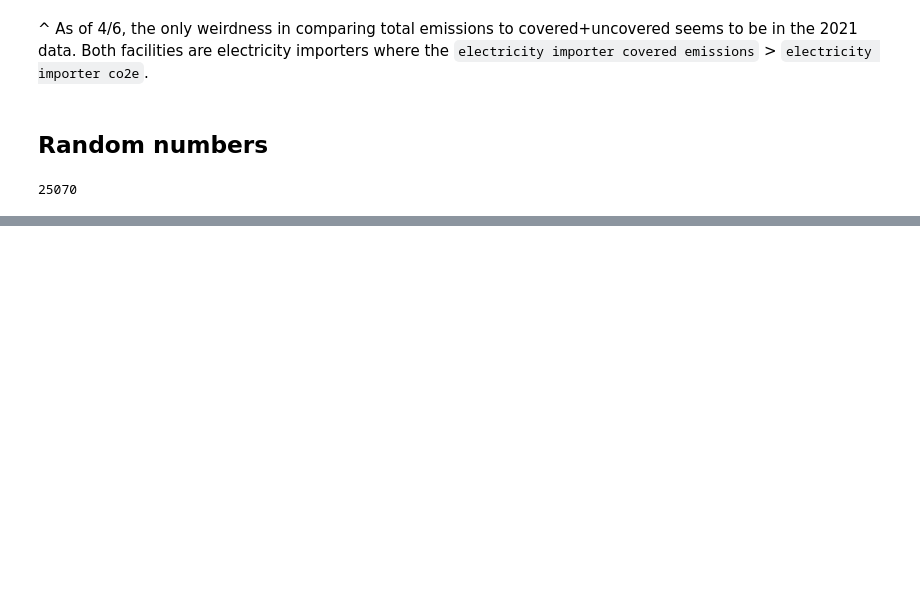
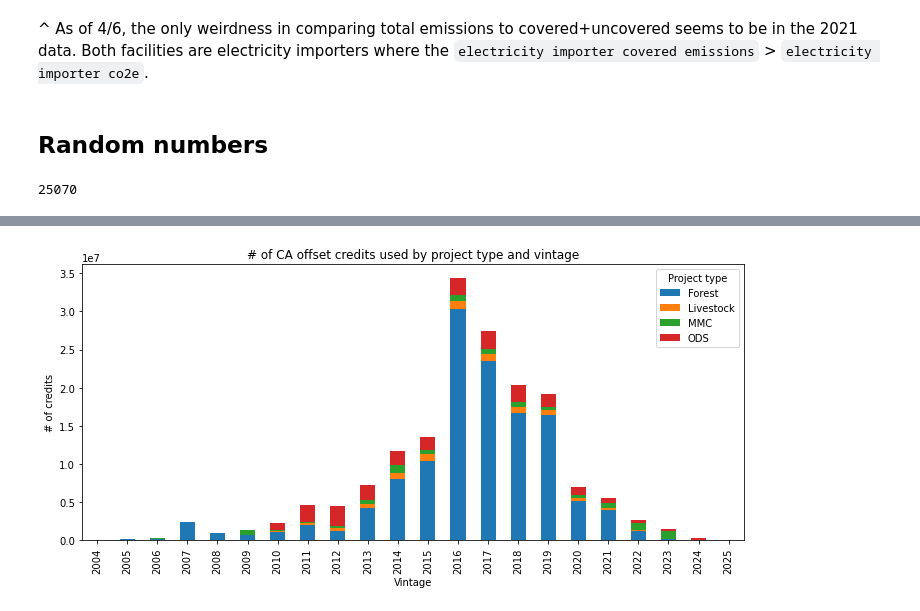
Before and after one commit to carbonplan/slcp-offsetting, a Jupyter notebook: timeseries-data/ca-timeseries.ipynb, the cells around one changed output, grey strips where cells are left out. Drawn from its saved outputs; the diff is of its cells as text; code cells hidden in the pictures; blank space fills up the shorter version.

```diff
--- a/timeseries-data/ca-timeseries.ipynb
+++ b/timeseries-data/ca-timeseries.ipynb
@@ -732,0 +760,16 @@ print (offset_use_compliance_report['2013-2014']-offset_use_issuance_table['2013
+# %%
+vintages = (
+    df_issuance.groupby(['vintage', 'project_type'])['total_credits_used']
+    .sum()
+    .unstack(fill_value=0)
+)
+
+vintages.plot(kind='bar', stacked=True, figsize=(10, 5))
+plt.xlabel("Vintage")
+plt.ylabel("# of credits")
+plt.title("# of CA offset credits used by project type and vintage")
+plt.legend(title="Project type")
+plt.tight_layout()
+plt.show()
+# %% [output]
+[figure, added]
```
Also changed, not shown: parts of 4 cells of this notebook.
